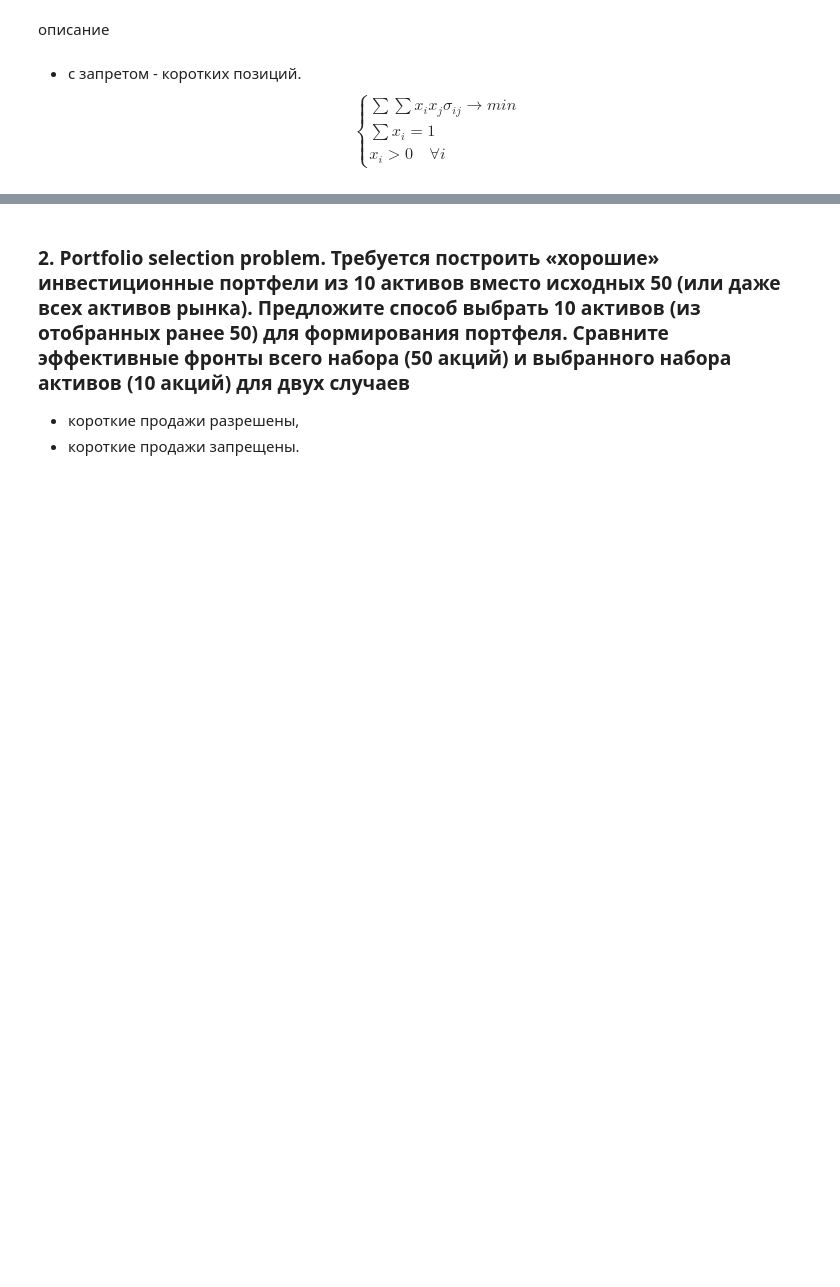
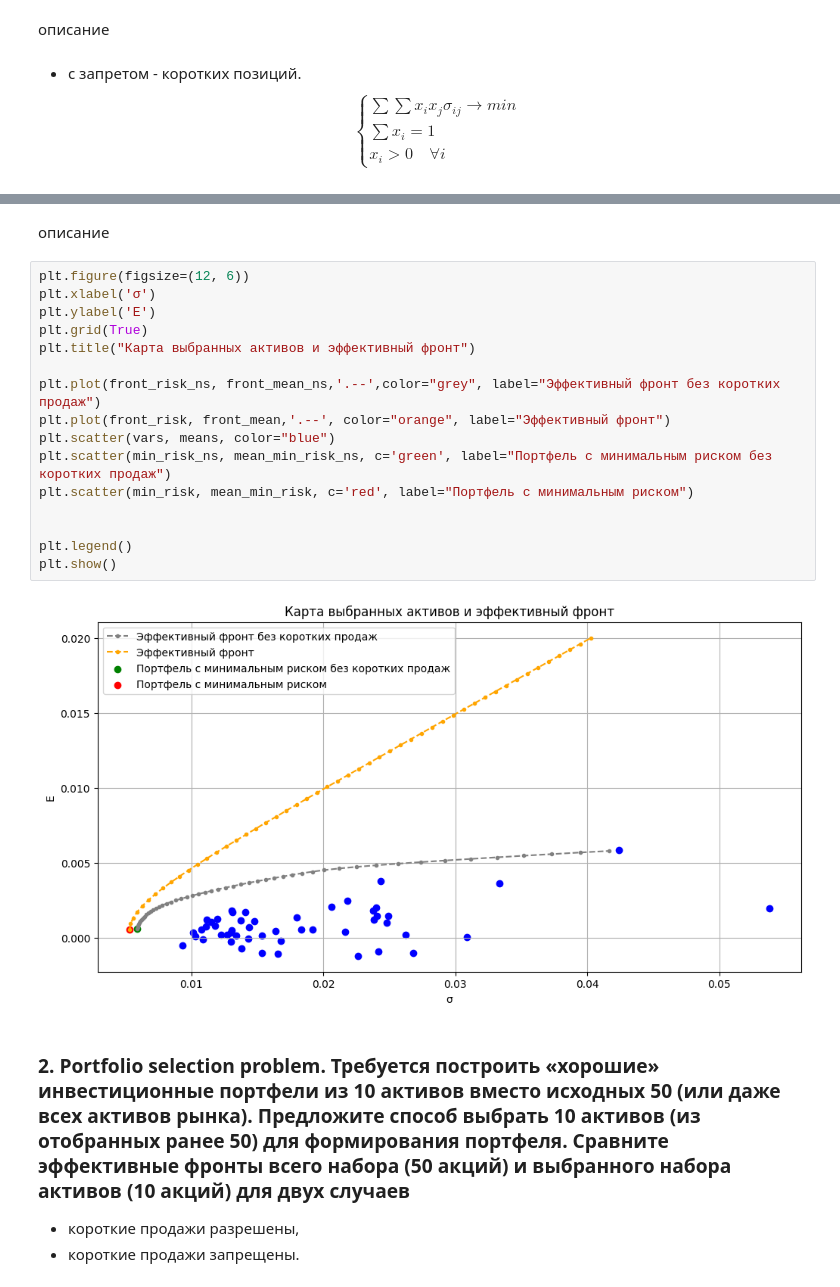
Before and after one commit to LevBugrov/financial-transaction-models, a Jupyter notebook: lab2.ipynb, the cells around one changed output, grey strips where cells are left out. Cells and saved outputs as stored; diff of their text form; blank space fills up the shorter version.

```diff
--- a/lab2.ipynb
+++ b/lab2.ipynb
@@ -281,3 +285,23 @@ plt.show()
+# %% [markdown]
+описание
+# %%
+plt.figure(figsize=(12, 6))
+plt.xlabel('σ')
+plt.ylabel('E')
+plt.grid(True)
+plt.title("Карта выбранных активов и эффективный фронт")
+
+plt.plot(front_risk_ns, front_mean_ns,'.--',color="grey", label="Эффективный фронт без коротких продаж")
+plt.plot(front_risk, front_mean,'.--', color="orange", label="Эффективный фронт")
+plt.scatter(vars, means, color="blue")
+plt.scatter(min_risk_ns, mean_min_risk_ns, c='green', label="Портфель с минимальным риском без коротких продаж")
+plt.scatter(min_risk, mean_min_risk, c='red', label="Портфель с минимальным риском")
+
+
+plt.legend()
+plt.show()
+# %% [output]
+[figure, added]
 # %% [markdown]
 ### 2. Portfolio selection problem. Требуется построить «хорошие» инвестиционные портфели из 10 активов вместо исходных 50 (или даже всех активов рынка). Предложите способ выбрать 10 активов (из отобранных ранее 50) для формирования портфеля. Сравните эффективные фронты всего набора (50 акций)  и выбранного набора активов (10 акций) для двух случаев
 - короткие продажи разрешены,
```
Also changed, not shown: parts of 6 cells of this notebook.
